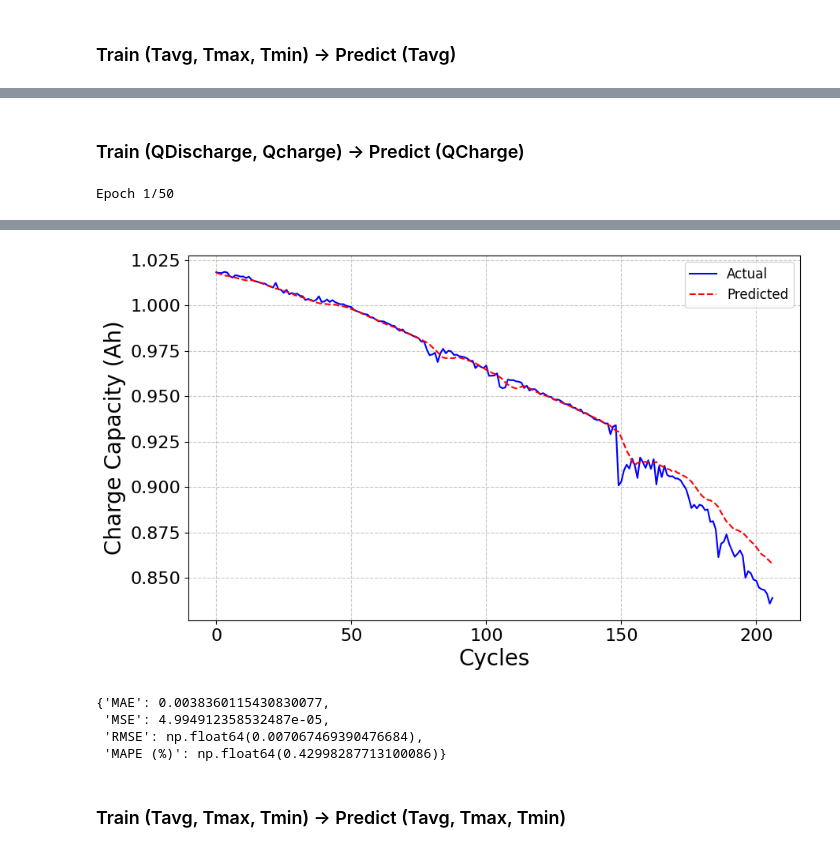
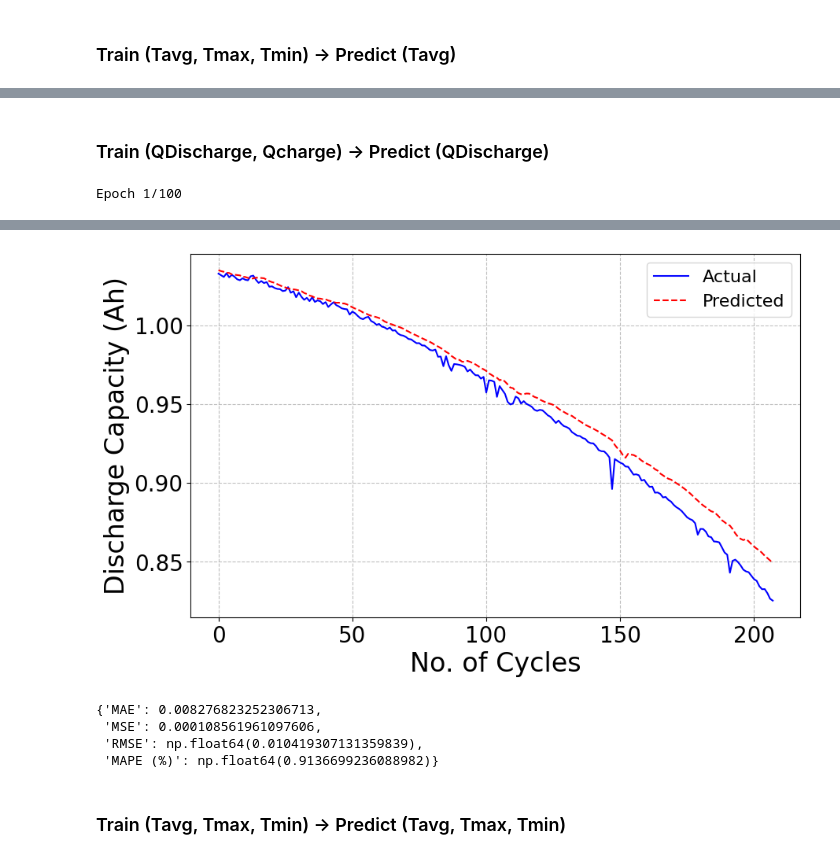
Before and after one commit to manojherath/Battery-Analysis, a Jupyter notebook: battery_analysis.ipynb, the cells around one changed output, grey strips where cells are left out. Cells and saved outputs as stored; diff of their text form; code cells hidden in the pictures.

```diff
--- a/battery_analysis.ipynb
+++ b/battery_analysis.ipynb
@@ -421,0 +340,17 @@ def evaluate_predictions_2(y_true, y_pred, target_names=None):
+# %%
+def plot_predict_two_features(y_pred, y_test, y_title, y_label):
+
+    plt.figure(figsize=(10,6))
+    plt.plot(range(len(y_test)), y_test, label="Actual", color="blue", alpha=1)
+    plt.plot(range(len(y_pred)), y_pred, label=y_label, color="red", linestyle="dashed", alpha=1)
+
+
+    plt.xlabel('No. of Cycles', fontsize=24)
+    plt.ylabel(y_title, fontsize=24)
+    plt.tick_params(labelsize=20)
+    plt.legend(fontsize=16)
+    #plt.title("LSTM Prediction of Battery Capacity Fade")
+    plt.grid(True, linestyle='--', alpha=0.8)
+    plt.show()
+
+    return
@@ -482,5 +486,5 @@ Epoch 50/50
 # %% [markdown]
-### Train (QDischarge, Qcharge) -> Predict (QCharge)
+### Train (QDischarge, Qcharge) -> Predict (QDischarge)
 # %%
 summary = bat_dict['b1c43']['summary']
 
@@ -494,22 +498,22 @@ features = np.column_stack([
     #summary['chargetime']
 ])
 
-target_name = 'QCharge'
+target_name = 'QDischarge'
 target = summary[target_name]  # what we want to predict
 
 # Train
 model, scaler_X, scaler_y, X_test, y_test = train_lstm_multivariate(
-    summary['cycle'], features, target, window_size=6, epochs=50
+    summary['cycle'], features, target, window_size=5, epochs=100
 )
 
 #model.save(f"pred_models/for_Qcharge_Qcharge_discharge.keras") # Save the trained model
 
 #model = tf.keras.models.load_model(f"pred_models/for_Tavg_Tavg_max_min.keras")
 
-y_pred, y_true = test_lstm(model, scaler_y, X_test, y_test)
+y_pred_qdis, y_true_qdis = test_lstm(model, scaler_y, X_test, y_test)
 
-plot_predict(y_pred, y_true, y_title="Charge Capacity (Ah)", y_label = "Predicted")
+plot_predict_two_features(y_pred_qdis, y_true_qdis, y_title="Discharge Capacity (Ah)", y_label = "Predicted")
 
-evaluate_predictions(y_true, y_pred)
+evaluate_predictions(y_true_qdis, y_pred_qdis)
 # %% [output]
-Epoch 1/50
+Epoch 1/100
@@ -533,8 +537,8 @@ Epoch 50/50
-[figure, old version]
+[figure, new version]
-{'MAE': 0.0038360115430830077,
- 'MSE': 4.994912358532487e-05,
- 'RMSE': np.float64(0.007067469390476684),
- 'MAPE (%)': np.float64(0.42998287713100086)}
+{'MAE': 0.008276823252306713,
+ 'MSE': 0.000108561961097606,
+ 'RMSE': np.float64(0.010419307131359839),
+ 'MAPE (%)': np.float64(0.9136699236088982)}
 # %% [markdown]
 ### Train (Tavg, Tmax, Tmin) -> Predict (Tavg, Tmax, Tmin)
 # %%
```
Also changed, not shown: parts of 30 cells of this notebook.
